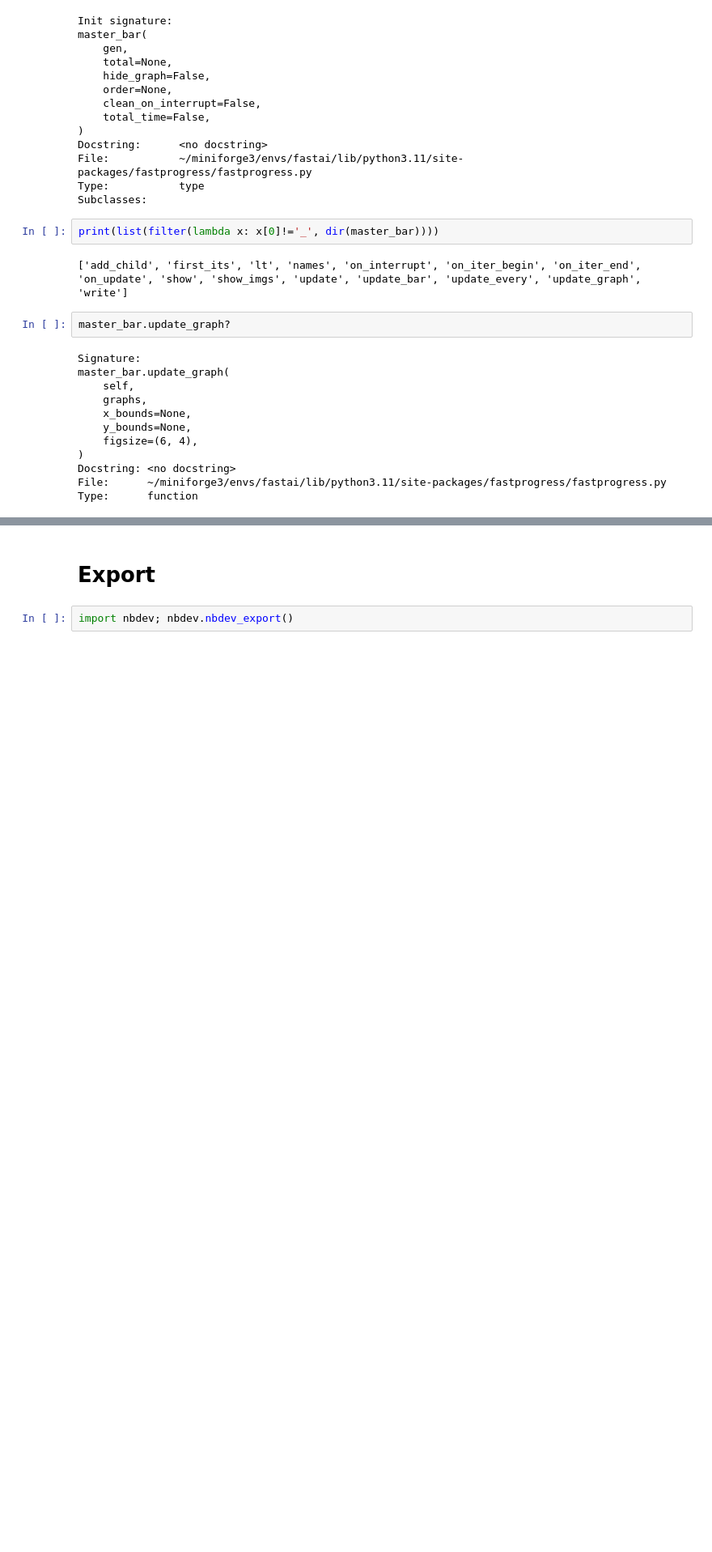
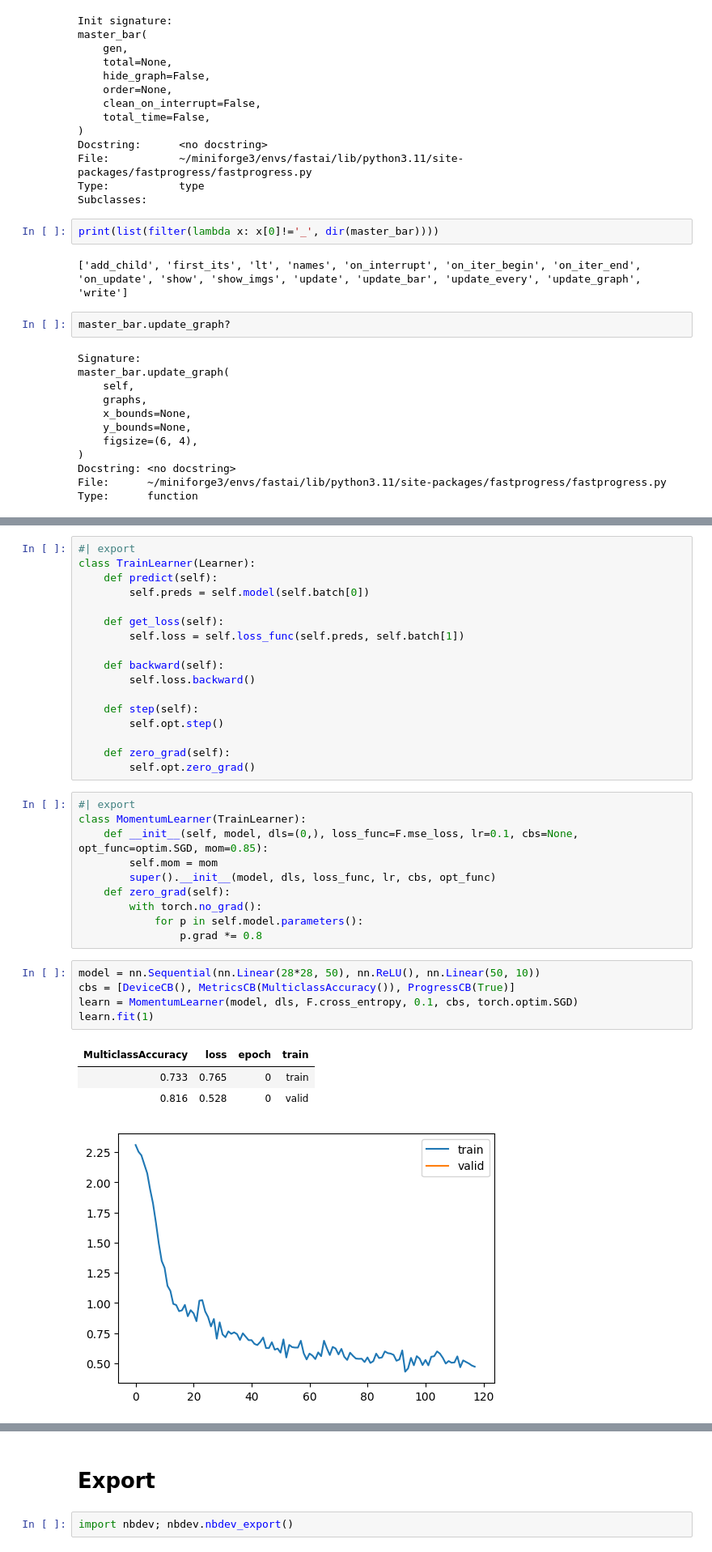
Before and after one commit to daniilgaltsev/fastai_course, a Jupyter notebook: nbs/09_learner.ipynb, the cells around one changed output, grey strips where cells are left out. Shown: that part at 81% size. Saved outputs shown, nothing was run; the diff lists cells and outputs as text; blank space fills up the shorter version.

```diff
--- a/nbs/09_learner.ipynb
+++ b/nbs/09_learner.ipynb
@@ -414,0 +517,37 @@ learn.fit(1)
+# %%
+#| export
+class TrainLearner(Learner):
+    def predict(self):
+        self.preds = self.model(self.batch[0])
+
+    def get_loss(self):
+        self.loss = self.loss_func(self.preds, self.batch[1])
+
+    def backward(self):
+        self.loss.backward()
+
+    def step(self):
+        self.opt.step()
+
+    def zero_grad(self):
+        self.opt.zero_grad()
+# %%
+#| export
+class MomentumLearner(TrainLearner):
+    def __init__(self, model, dls=(0,), loss_func=F.mse_loss, lr=0.1, cbs=None, opt_func=optim.SGD, mom=0.85):
+        self.mom = mom
+        super().__init__(model, dls, loss_func, lr, cbs, opt_func)
+    def zero_grad(self):
+        with torch.no_grad():
+            for p in self.model.parameters():
+                p.grad *= 0.8
+# %%
+model = nn.Sequential(nn.Linear(28*28, 50), nn.ReLU(), nn.Linear(50, 10))
+cbs = [DeviceCB(), MetricsCB(MulticlassAccuracy()), ProgressCB(True)]
+learn = MomentumLearner(model, dls, F.cross_entropy, 0.1, cbs, torch.optim.SGD)
+learn.fit(1)
+# %% [output]
+| MulticlassAccuracy | loss | epoch | train |
+| 0.733 | 0.765 | 0 | train |
+| 0.816 | 0.528 | 0 | valid |
+[figure, added]
```
Also changed, not shown: parts of 31 cells of this notebook, 3 other files.
